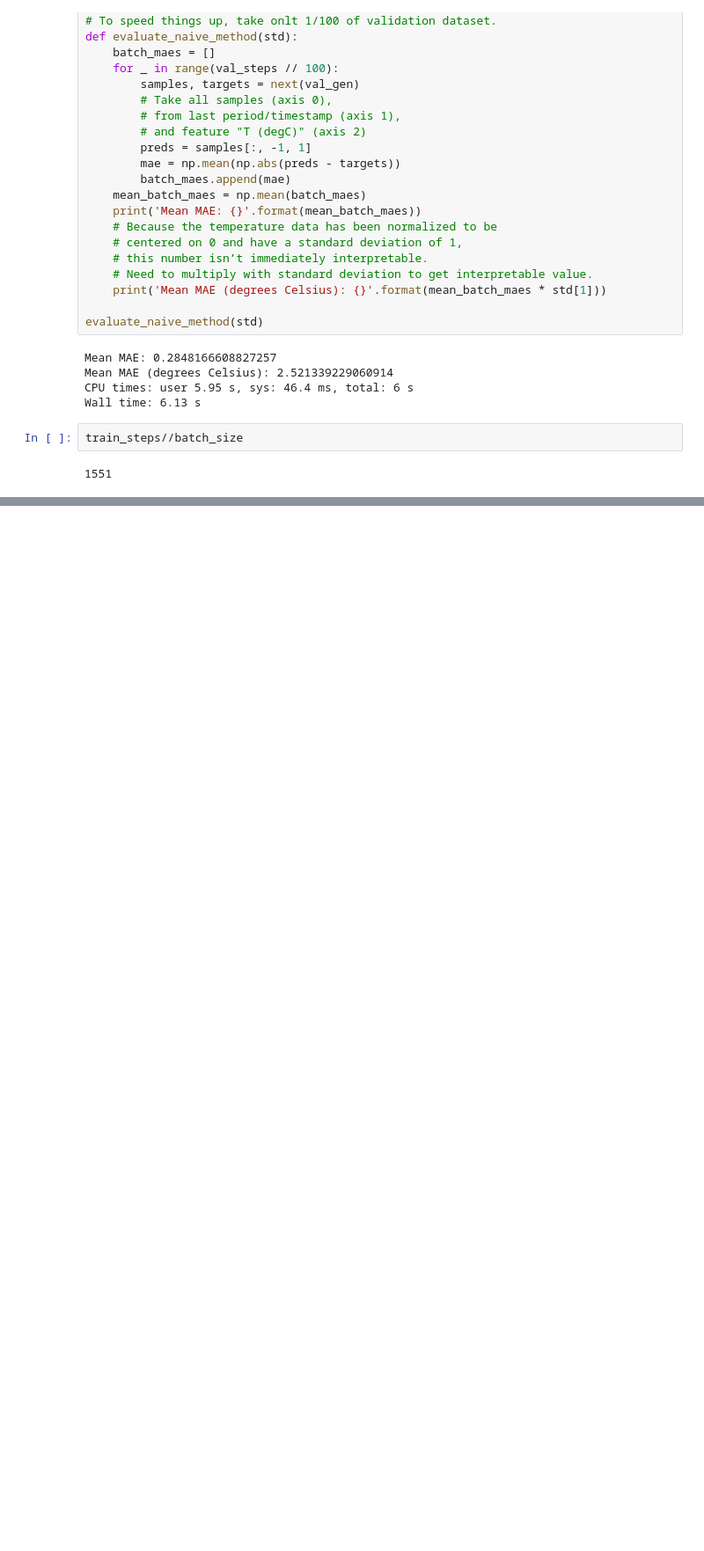
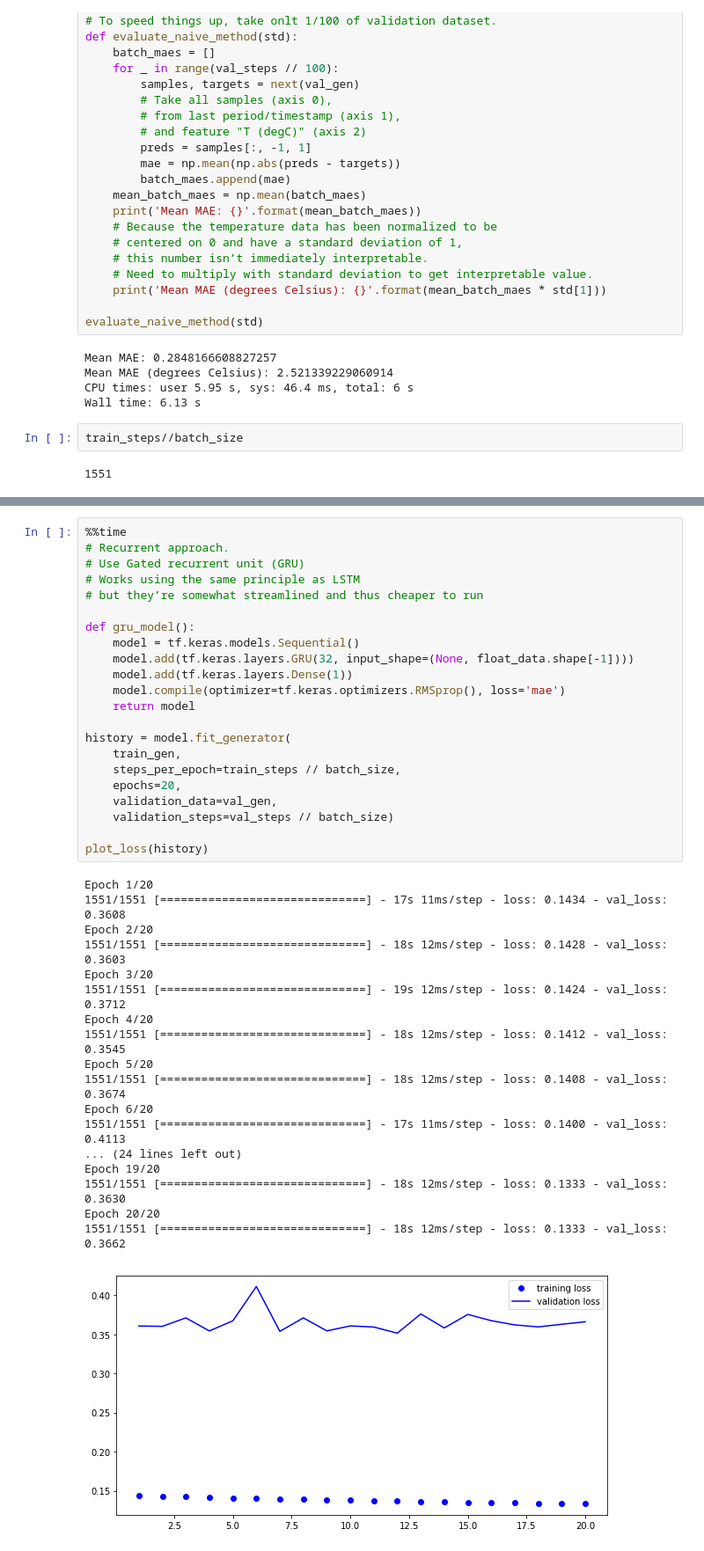
Before and after one commit to szylec/methods, a Jupyter notebook: sequences/forecasting/jena_climate.ipynb, the cells around one changed output, grey strips where cells are left out. Shown: that part at 88% size. Drawn from its saved outputs; the diff is of its cells as text; blank space fills up the shorter version.

```diff
--- a/sequences/forecasting/jena_climate.ipynb
+++ b/sequences/forecasting/jena_climate.ipynb
@@ -227,0 +242,41 @@ Epoch 4/20
+# %%
+%%time
+# Recurrent approach.
+# Use Gated recurrent unit (GRU)
+# Works using the same principle as LSTM
+# but they’re somewhat streamlined and thus cheaper to run
+
+def gru_model():
+    model = tf.keras.models.Sequential()
+    model.add(tf.keras.layers.GRU(32, input_shape=(None, float_data.shape[-1])))
+    model.add(tf.keras.layers.Dense(1))
+    model.compile(optimizer=tf.keras.optimizers.RMSprop(), loss='mae')
+    return model
+
+history = model.fit_generator(
+    train_gen,
+    steps_per_epoch=train_steps // batch_size,
+    epochs=20,
+    validation_data=val_gen,
+    validation_steps=val_steps // batch_size)
+
+plot_loss(history)
+# %% [output]
+Epoch 1/20
+1551/1551 [==============================] - 17s 11ms/step - loss: 0.1434 - val_loss: 0.3608
+Epoch 2/20
+1551/1551 [==============================] - 18s 12ms/step - loss: 0.1428 - val_loss: 0.3603
+Epoch 3/20
+1551/1551 [==============================] - 19s 12ms/step - loss: 0.1424 - val_loss: 0.3712
+Epoch 4/20
+1551/1551 [==============================] - 18s 12ms/step - loss: 0.1412 - val_loss: 0.3545
+Epoch 5/20
+1551/1551 [==============================] - 18s 12ms/step - loss: 0.1408 - val_loss: 0.3674
+Epoch 6/20
+1551/1551 [==============================] - 17s 11ms/step - loss: 0.1400 - val_loss: 0.4113
+... (24 lines left out)
+Epoch 19/20
+1551/1551 [==============================] - 18s 12ms/step - loss: 0.1333 - val_loss: 0.3630
+Epoch 20/20
+1551/1551 [==============================] - 18s 12ms/step - loss: 0.1333 - val_loss: 0.3662
+[figure, added]
```
Also changed, not shown: parts of 3 cells of this notebook.
